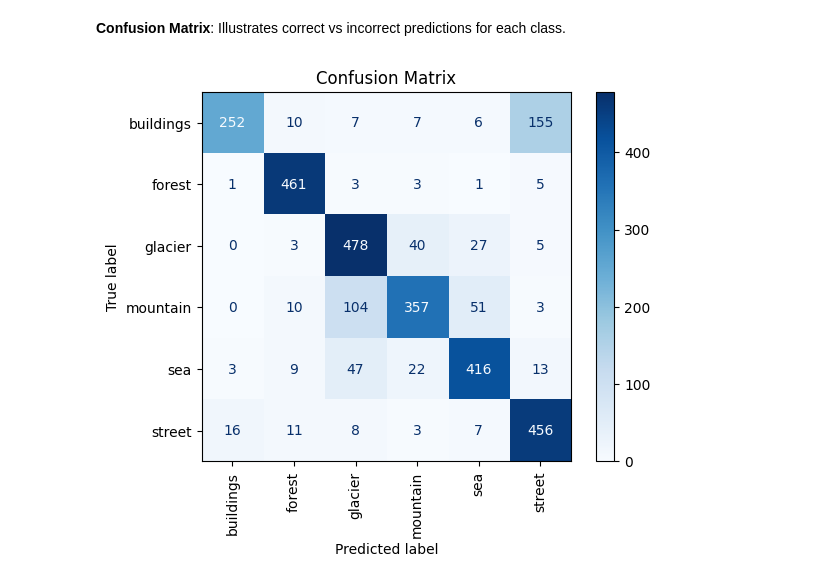
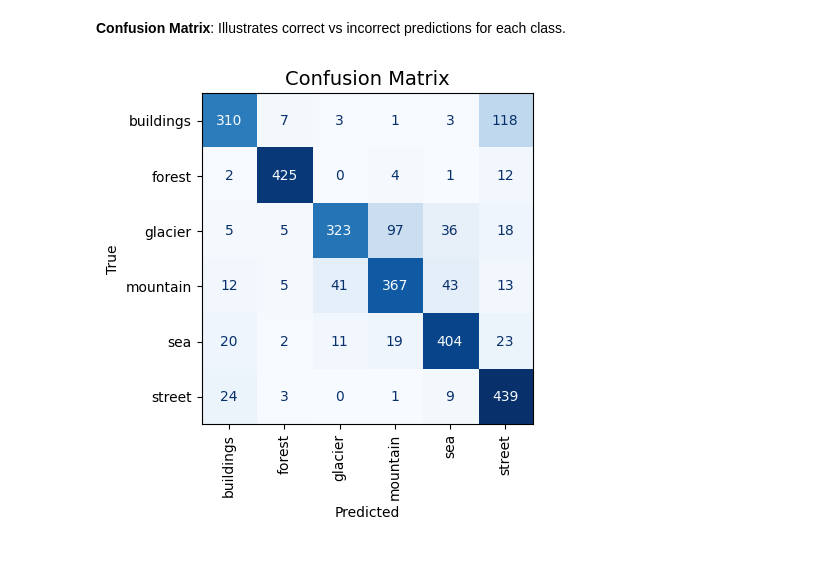
Before and after one commit to baxasd/MLCW2, a Jupyter notebook: Z22590018_MLCW2.ipynb, the cells around one changed output. Saved outputs shown, nothing was run; the diff lists cells and outputs as text; code cells hidden in the pictures; blank space fills up the shorter version.

```diff
--- a/Z22590018_MLCW2.ipynb
+++ b/Z22590018_MLCW2.ipynb
@@ -251,10 +200,6 @@ Model: "sequential_1"
 
 We train the model for 8 epochs with the training and validation datasets.
 # %%
-# Only for testing purposes. Please Comment below lines when training on full dataset
-#small_train = train.take(80)
-#small_val = validation.take(10)
-
 # Compile model. Uses adam optimizer and tries to minimize loss categorical_crossentropy
 model.compile(
 optimizer='adam',
@@ -262,11 +207,10 @@ loss='categorical_crossentropy',
 metrics=['accuracy']
 )
 
-# When training on full dataset replace small_train with train and
-# small_val with validation to feed model with full dataset split
+# Start Training
 history = model.fit(
-train,
-validation_data=validation,
-epochs=5
+train_data,
+validation_data=val_data,
+epochs=20
 )
 # %% [output]
@@ -325,27 +272,26 @@ plt.show()
 # %% [markdown]
 **Confusion Matrix**: Illustrates correct vs incorrect predictions for each class.
 # %%
-y_true_list = []
-y_pred_list = []
+# Collect predictions for entire validation set
+y_true = []
+y_pred = []
 
-for x_batch, y_batch in val_data:  # val_data = seg_test dataset
-    y_pred_batch = tf.argmax(model(x_batch, training=False), axis=1)
-    y_true_batch = tf.argmax(y_batch, axis=1)
+for x, y in val_data:
+    y_true.extend(tf.argmax(y, axis=1).numpy())
+    y_pred.extend(tf.argmax(model(x, training=False), axis=1).numpy())
 
-    y_pred_list.append(y_pred_batch)
-    y_true_list.append(y_true_batch)
-
-# Concatenate all batches
-y_true = tf.concat(y_true_list, axis=0)
-y_pred = tf.concat(y_pred_list, axis=0)
-
-# Confusion matrix
+# Confusion Matrix
 cm = confusion_matrix(y_true, y_pred)
 
-# Display
-disp = ConfusionMatrixDisplay(confusion_matrix=cm, display_labels=train_data.class_names)
-disp.plot(cmap=plt.cm.Blues, xticks_rotation='vertical')
-plt.title("Confusion Matrix")
+plt.style.use('default')
+
+disp = ConfusionMatrixDisplay(cm, display_labels=train_data.class_names)
+disp.plot(cmap='Blues', xticks_rotation='vertical', colorbar=False)
+
+plt.title("Confusion Matrix", fontsize=14)
+plt.xlabel("Predicted")
+plt.ylabel("True")
+plt.tight_layout()
 plt.show()
 # %% [output]
-[figure, old version]
+[figure, new version]
```
Also changed, not shown: parts of 17 cells of this notebook.
